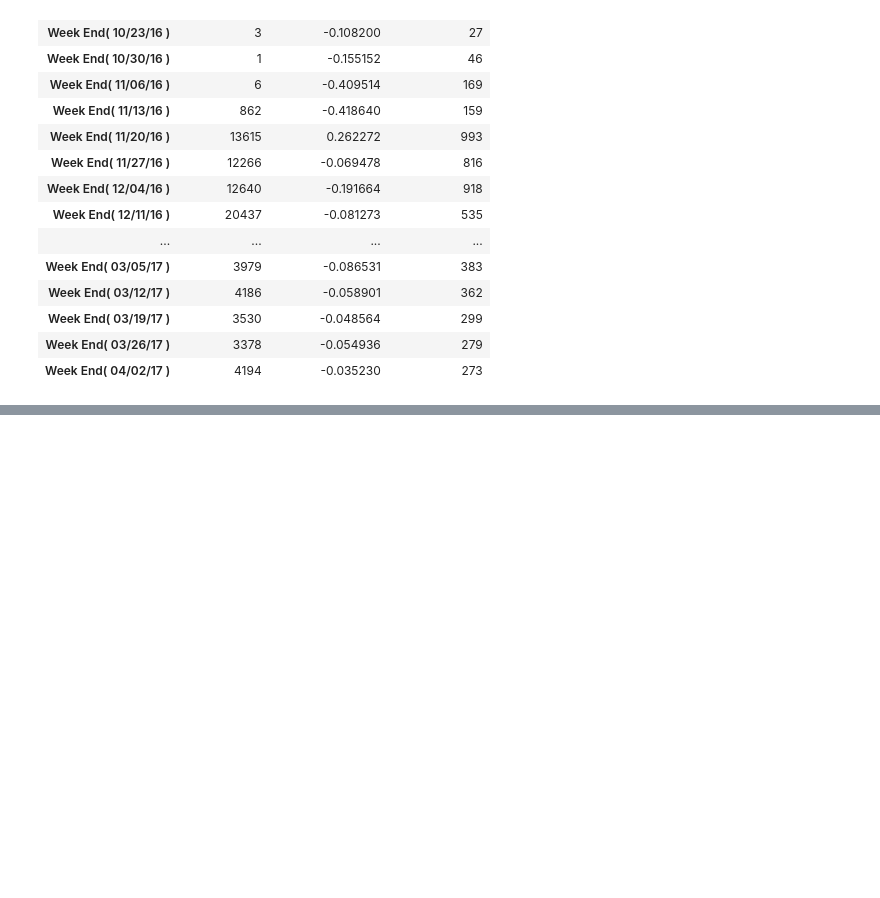
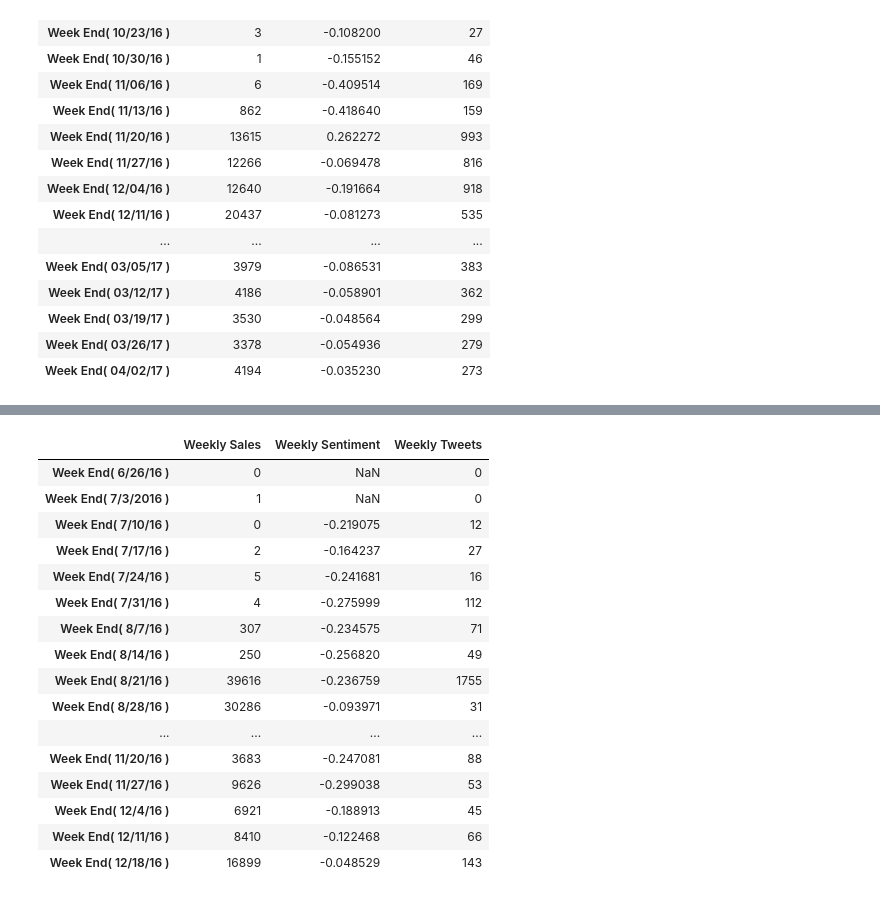
Before and after one commit to rdk5/wheres-my-data-dude, a Jupyter notebook: Tweet Retrieval/ImportBookData.ipynb, the cells around one changed output, grey strips where cells are left out. Saved outputs shown, nothing was run; the diff lists cells and outputs as text; code cells hidden in the pictures; blank space fills up the shorter version.

```diff
--- a/Tweet Retrieval/ImportBookData.ipynb
+++ b/Tweet Retrieval/ImportBookData.ipynb
@@ -166,0 +159,23 @@ BornaCrime.to_csv("born_a_crime_full_data.csv")
+# %%
+weekly_sentiment = []
+compound_sentiment = []
+weekly_tweets = []
+books = ["The Girl with the Lower Back Tattoo"]
+for item in books:
+    list_ = []
+    for x in range(26):
+        file = "Data/" + item + " Data/" + item + str(x) + ".csv"
+        df = pd.read_csv(file, encoding="latin-1", error_bad_lines=False, warn_bad_lines=False, index_col=None, header=0)
+
+        df["Tweet Sentiment"] = ""
+        df.set_index(" id", inplace=True)
+
+        for index, row in df.iterrows():
+            tweet_text = row[" text"]
+            compound_sentiment.append(analyzer.polarity_scores(tweet_text)["compound"])
+            df.set_value(index, "Tweet Sentiment", (analyzer.polarity_scores(tweet_text)["compound"]))
+
+        compound_sentiment = []
+        list_.append(df)
+    frame2 = pd.concat(list_)
+    frame2[' date'] = pd.to_datetime(frame2[' date'])
@@ -166,0 +192,38 @@ BornaCrime.to_csv("born_a_crime_full_data.csv")
+# %%
+dates = "Dates/back_tattoo_dates.csv"
+date_df = pd.read_csv(dates)
+weekly_sentiment = []
+weekly_tweets = []
+for index, row in date_df.iterrows():
+    date = row["Week Start"]
+    date2 = row["Week End"]
+    mask = (frame2[' date'] > str(date)) & (frame2[' date'] <= str(date2))
+    weekly_tweets.append(len(frame2.loc[mask]))
+    weekly_sentiment.append(np.mean(frame2.loc[mask]["Tweet Sentiment"]))
+# %%
+pos_data = "../CSV/POS Data/tattoo_pos_data.csv"
+pos = pd.read_csv(pos_data)
+sums = pos.sum(axis=0).to_frame()
+sums_df = sums.iloc[1:]
+sums_df[0]
+BackTattoo = pd.DataFrame({"Weekly Sentiment": weekly_sentiment, "Weekly Tweets": weekly_tweets, "Weekly Sales": sums_df[0]})
+# %%
+BackTattoo
+# %% [output]
+|  | Weekly Sales | Weekly Sentiment | Weekly Tweets |
+| Week End( 6/26/16 ) | 0 | NaN | 0 |
+| Week End( 7/3/2016 ) | 1 | NaN | 0 |
+| Week End( 7/10/16 ) | 0 | -0.219075 | 12 |
+| Week End( 7/17/16 ) | 2 | -0.164237 | 27 |
+| Week End( 7/24/16 ) | 5 | -0.241681 | 16 |
+| Week End( 7/31/16 ) | 4 | -0.275999 | 112 |
+| Week End( 8/7/16 ) | 307 | -0.234575 | 71 |
+| Week End( 8/14/16 ) | 250 | -0.256820 | 49 |
+| Week End( 8/21/16 ) | 39616 | -0.236759 | 1755 |
+| Week End( 8/28/16 ) | 30286 | -0.093971 | 31 |
+| ... | ... | ... | ... |
+| Week End( 11/20/16 ) | 3683 | -0.247081 | 88 |
+| Week End( 11/27/16 ) | 9626 | -0.299038 | 53 |
+| Week End( 12/4/16 ) | 6921 | -0.188913 | 45 |
+| Week End( 12/11/16 ) | 8410 | -0.122468 | 66 |
+| Week End( 12/18/16 ) | 16899 | -0.048529 | 143 |
```
Also changed, not shown: parts of 19 cells of this notebook, 14 other files.
